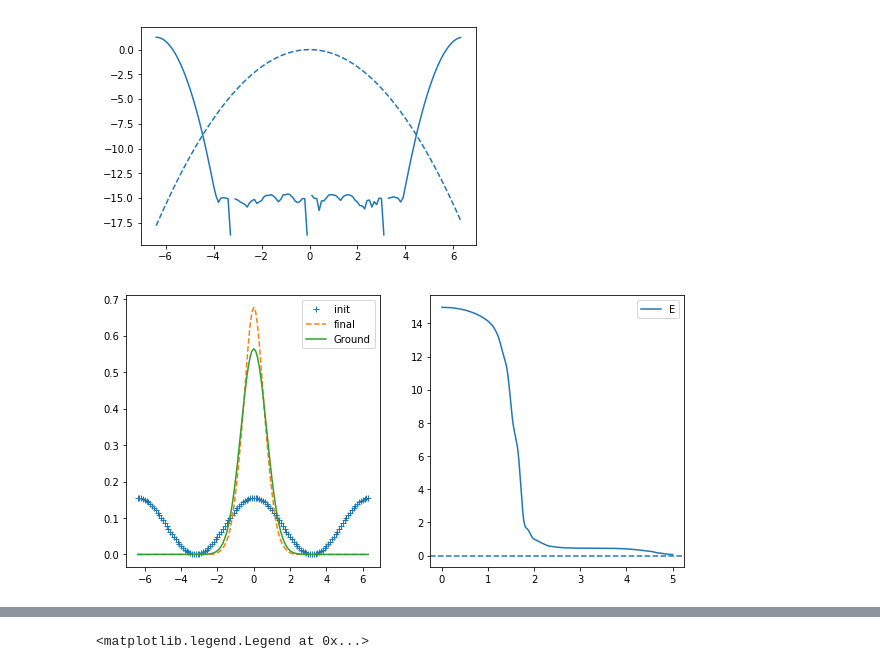
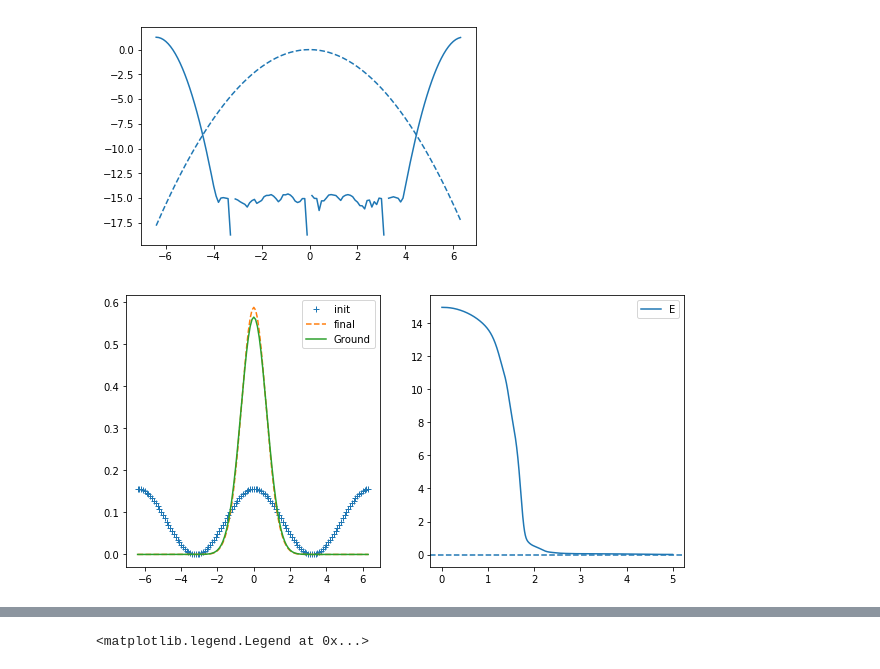
Before and after one commit to Chunde/QuantumFermionicTheory, a Jupyter notebook: mmf-hfb/Docs/QuantumFrictionDataSheet.ipynb, the cells around one changed output, grey strips where cells are left out. Drawn from its saved outputs; the diff is of its cells as text; code cells hidden in the pictures.

```diff
--- a/mmf-hfb/Docs/QuantumFrictionDataSheet.ipynb
+++ b/mmf-hfb/Docs/QuantumFrictionDataSheet.ipynb
@@ -91,7 +91,7 @@ def test_cooling(plot_dE=True,  use_ABM=False, T=0.5, **args):
     return psiss[0][-1]
 # %%
 %%time
-args = dict(N=128, dx=0.1, beta_K=0, beta_V=10, beta_D=0, beta_Y=0, T=5, divs=(1, 1), use_ABM=False, check_dE=False)
+args = dict(N=128, dx=0.1, beta_K=0, beta_V=20, beta_D=0, beta_Y=0, T=5, divs=(1, 1), use_ABM=False, check_dE=False)
 psi = test_cooling(plot_dE=False, **args)
 # %% [output]
-[figure, old version]
+[figure, new version]
```
Also changed, not shown: parts of 3 cells of this notebook, 1 other file.
